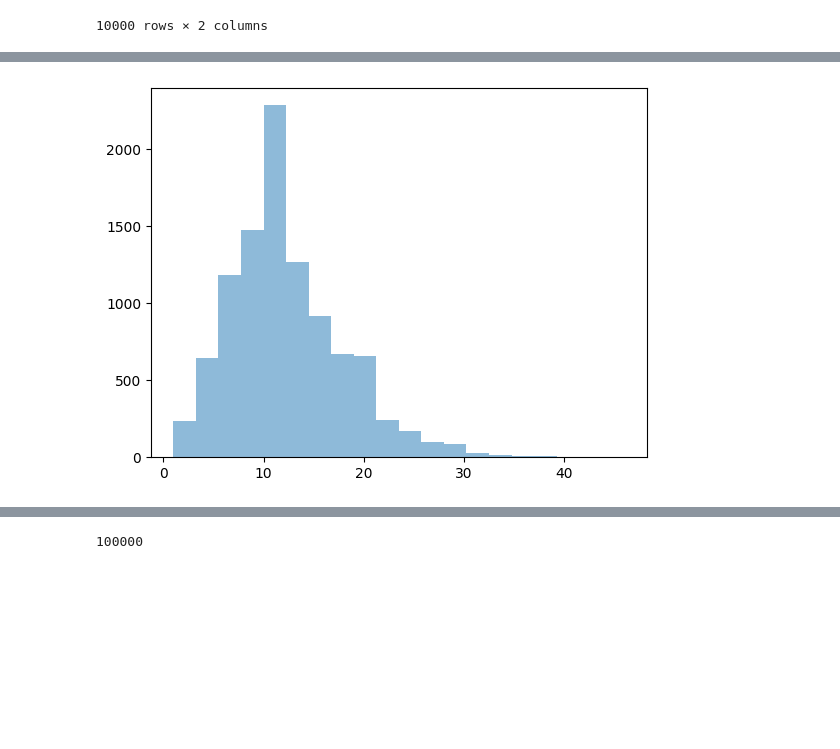
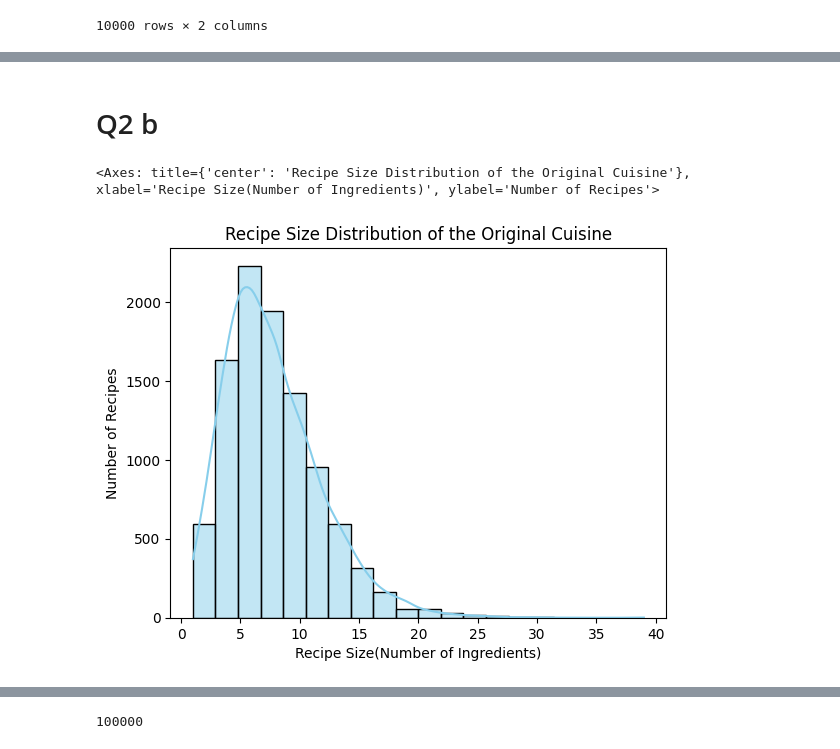
Before and after one commit to oberoir080/CGAS, a Jupyter notebook: Group-16_Assignment2/Q2.ipynb, the cells around one changed output, grey strips where cells are left out. Cells and saved outputs as stored; diff of their text form; code cells hidden in the pictures; blank space fills up the shorter version.

```diff
--- a/Group-16_Assignment2/Q2.ipynb
+++ b/Group-16_Assignment2/Q2.ipynb
@@ -164,16 +213,17 @@ for i in range(0, no_of_cuisines):
-# %%
-#find recipe size distribution of the original cuisine
-recipe_size = []
-for i in range(0, len(df_cuisine_ini)):
-    recipe_size.append(len(df_cuisine_ini['recipe_Ingredients'][i].split(',')))
-
-plt.hist(recipe_size, bins=20, alpha=0.5, label='Original Cuisine')
-
-#convert the plot to cdf
-
-# Calculate the cumulative distribution
-sorted_recipe_size = np.sort(recipe_size)
-cdf = np.arange(1, len(sorted_recipe_size) + 1) / len(sorted_recipe_size)
-# %% [output]
-[figure, removed]
+# %% [markdown]
+# Q2 b
+# %%
+#recipe size distribution of the original cuisine
+recipe_size = []
+for i in range(0, len(df_cuisine_ini)):
+    recipe_size.append(len(grouped_ingredients['ingredients'][i]))
+
+plt.xlabel('Recipe Size(Number of Ingredients)')
+plt.ylabel('Number of Recipes')
+
+plt.title('Recipe Size Distribution of the Original Cuisine')
+sns.histplot(recipe_size, bins=20, color='skyblue', kde=True)
+# %% [output]
+<Axes: title={'center': 'Recipe Size Distribution of the Original Cuisine'}, xlabel='Recipe Size(Number of Ingredients)', ylabel='Number of Recipes'>
+[figure, added]
 # %%
```
Also changed, not shown: parts of 17 cells of this notebook, 13 other files.
